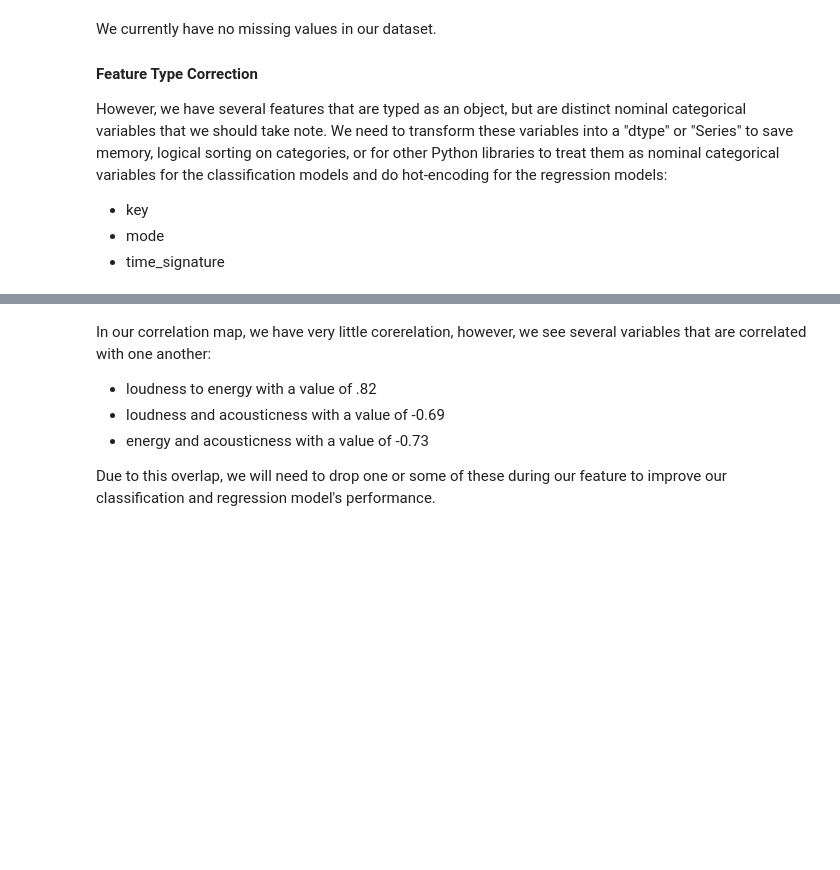
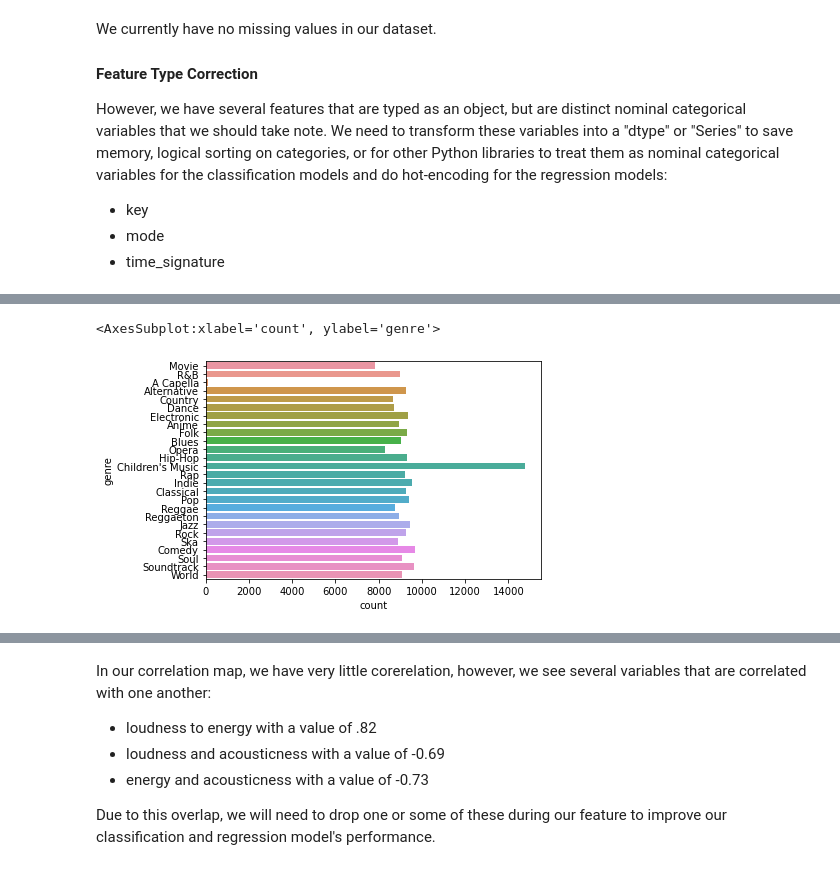
Before and after one commit to xiolett/ML1, a Jupyter notebook: Lab2_Classification/Group2_Lab2_Classification.ipynb, the cells around one changed output, grey strips where cells are left out. Drawn from its saved outputs; the diff is of its cells as text; code cells hidden in the pictures; blank space fills up the shorter version.

Commit message:
Removed dupe genre, added initial model 1

```diff
--- a/Lab2_Classification/Group2_Lab2_Classification.ipynb
+++ b/Lab2_Classification/Group2_Lab2_Classification.ipynb
@@ -222,0 +193,6 @@ dtype: object
+# %%
+list_of_keys = df['key'].unique()
+for i in range(len(list_of_keys)):
+    df_audio_feats.loc[df_audio_feats['key'] == list_of_keys[i], 'key'] = i
+df_audio_feats['key'].sample(5)
+df_audio_feats.head()
@@ -222,0 +214,6 @@ dtype: object
+# %%
+# Mode: We will assign major = 1 and minor = 0
+df_audio_feats.loc[df_audio_feats["mode"] == 'Major', "mode"] = 1
+df_audio_feats.loc[df_audio_feats["mode"] == 'Minor', "mode"] = 0
+df_audio_feats['mode'].sample(5)
+df_audio_feats.head()
@@ -222,0 +235,6 @@ dtype: object
+# %%
+list_of_time_signatures = df_audio_feats['time_signature'].unique()
+for i in range(len(list_of_time_signatures)):
+    df_audio_feats.loc[df['time_signature'] == list_of_time_signatures[i], 'time_signature'] = i
+df_audio_feats['time_signature'].sample(5)
+df_audio_feats.head()
@@ -222,0 +271,3 @@ dtype: object
+# %%
+df_audio_feats.loc[df_audio_feats['genre'] == 'Children’s Music', ['genre']] = "Children's Music"
+print(f'Unique genres values: {pd.unique(df_audio_feats["genre"])}')
@@ -222,0 +326,5 @@ dtype: object
+# %%
+sns.countplot(y="genre", data=df_audio_feats)
+# %% [output]
+<AxesSubplot:xlabel='count', ylabel='genre'>
+[figure, added]
```
Also changed, not shown: parts of 52 cells of this notebook.
